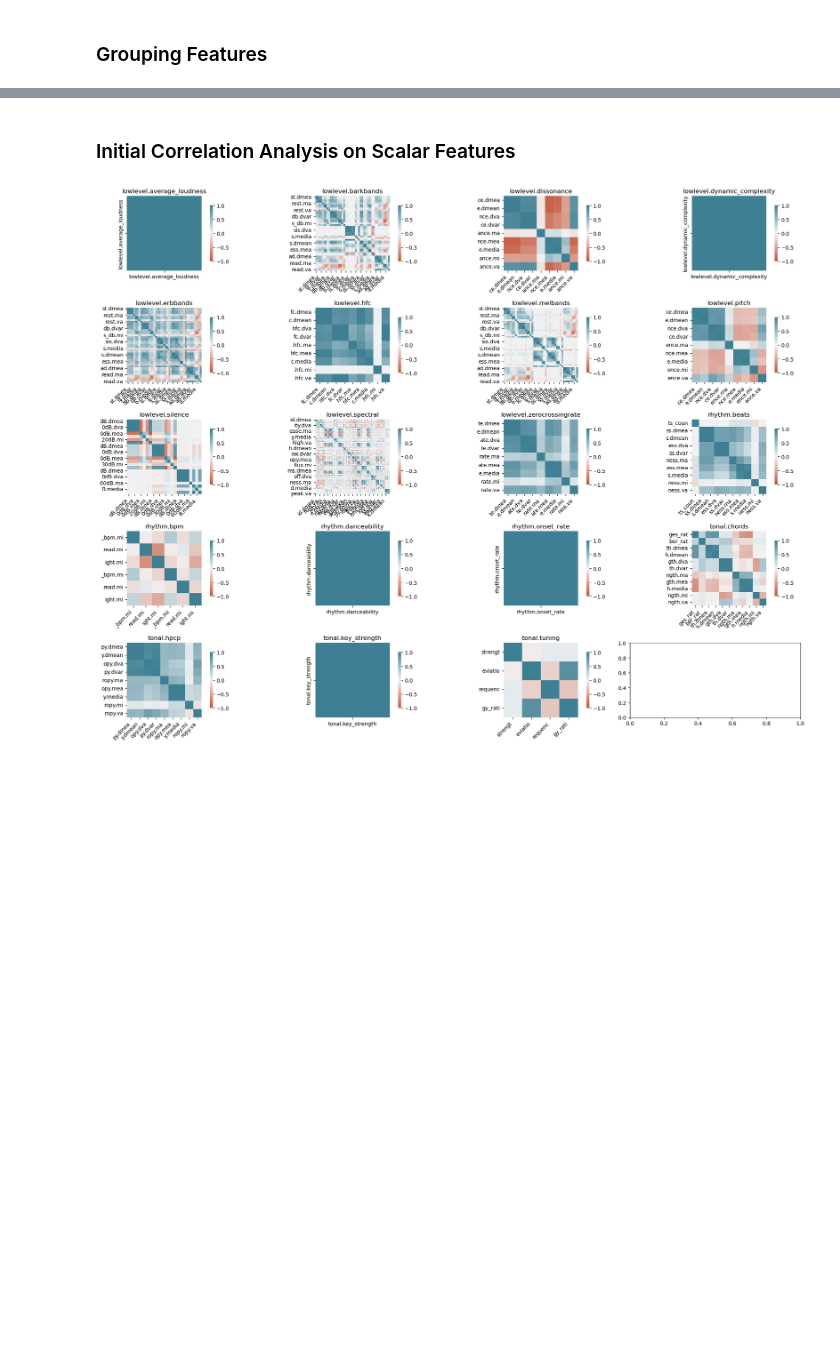
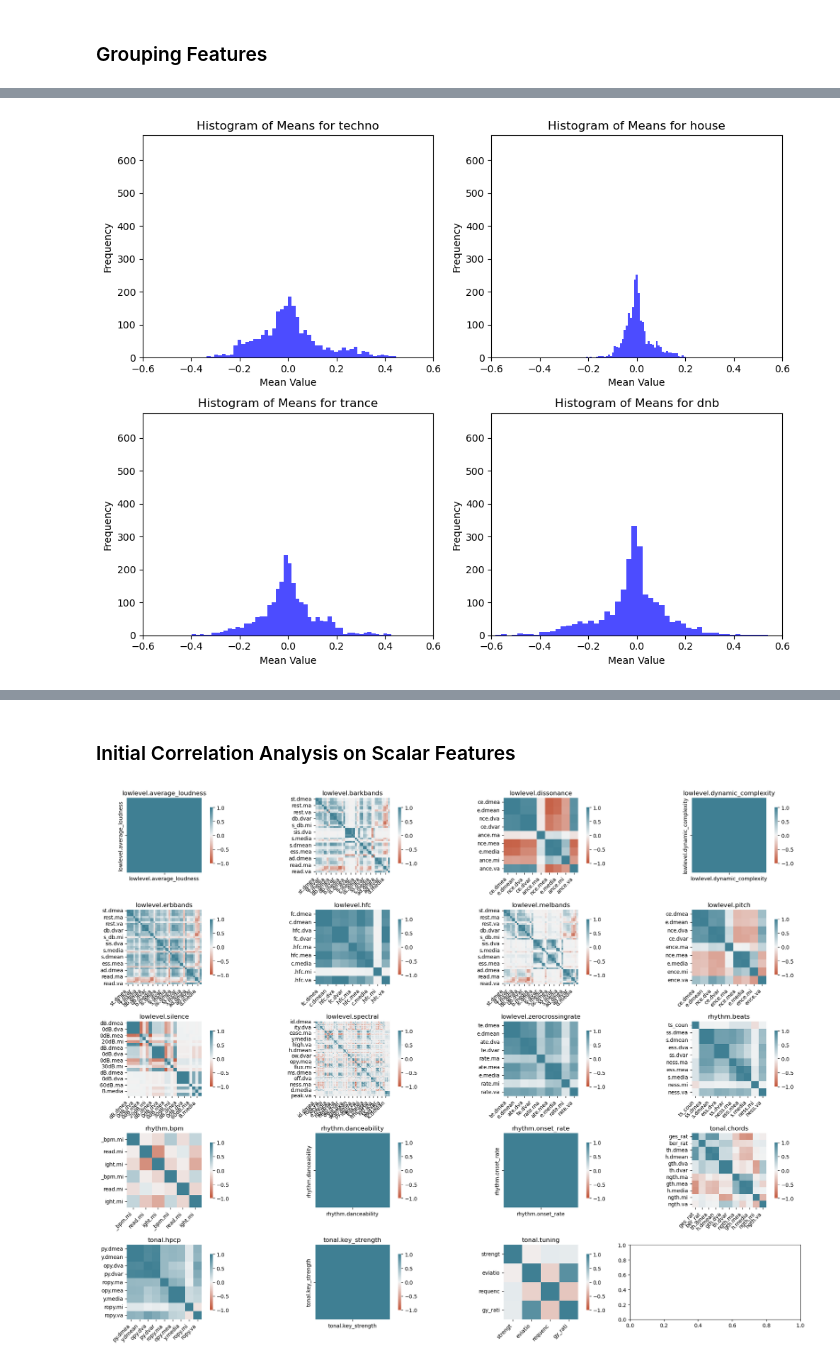
Before and after one commit to anthonykling/music_subgenre_classification, a Jupyter notebook: Cleaning_and_EDA/data_analysis.ipynb, the cells around one changed output, grey strips where cells are left out. Drawn from its saved outputs; the diff is of its cells as text; code cells hidden in the pictures; blank space fills up the shorter version.

```diff
--- a/Cleaning_and_EDA/data_analysis.ipynb
+++ b/Cleaning_and_EDA/data_analysis.ipynb
@@ -101,0 +113,47 @@ plt.show()
+# %%
+# We standardize our DataFrame so that we can readily compare statistics across the four genres.
+from sklearn.preprocessing import StandardScaler
+
+scaler = StandardScaler()
+standardized_features = scaler.fit_transform(numeric_df)
+standardized_df = pd.DataFrame(standardized_features, columns=numeric_df.columns)
+# %%
+# adding the classes back
+classes = ['techno', 'house', 'trance', 'dnb']
+
+for genre in classes:
+    standardized_df[f'mbdata.{genre}'] = df[f'mbdata.{genre}']
+
+# Now compute means and variances using the standardized DataFrame
+results = {}
+
+for genre in classes:
+    filtered_df = standardized_df[standardized_df[f'mbdata.{genre}'] == 1]
+    means = filtered_df.mean()
+    variances = filtered_df.var()
+
+    results[genre] = {
+        'mean': means,
+        'variance': variances
+    }
+
+means_df = pd.DataFrame({genre: results[genre]['mean'] for genre in classes})
+variances_df = pd.DataFrame({genre: results[genre]['variance'] for genre in classes})
+means_df = means_df.drop(index=['mbdata.techno', 'mbdata.house', 'mbdata.trance', 'mbdata.dnb'])
+variances_df = variances_df.drop(index=['mbdata.techno', 'mbdata.house', 'mbdata.trance', 'mbdata.dnb'])
+# %%
+# A histogram of the means
+fig, axes = plt.subplots(2, 2, figsize=(10, 8))  # 2x2 grid for 4 plots
+
+axes = axes.flatten()
+for i, genre in enumerate(means_df.columns):
+    axes[i].hist(means_df[genre], bins=50, color='blue', alpha=0.7)
+    axes[i].set_title(f'Histogram of Means for {genre}')
+    axes[i].set_xlabel('Mean Value')
+    axes[i].set_ylabel('Frequency')
+    axes[i].set_xlim(-0.6, 0.6)
+    axes[i].set_ylim(0, 675)
+plt.tight_layout()
+plt.show()
+# %% [output]
+[figure, added]
```
Also changed, not shown: parts of 34 cells of this notebook.
